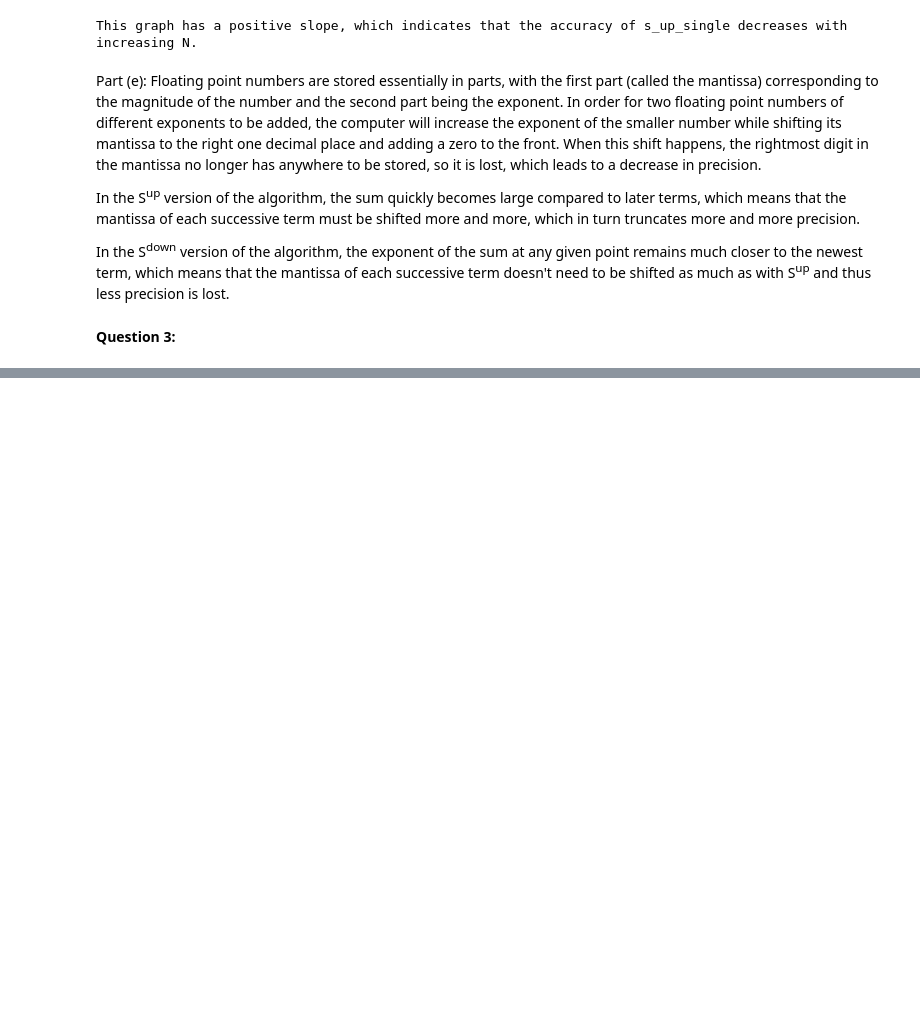
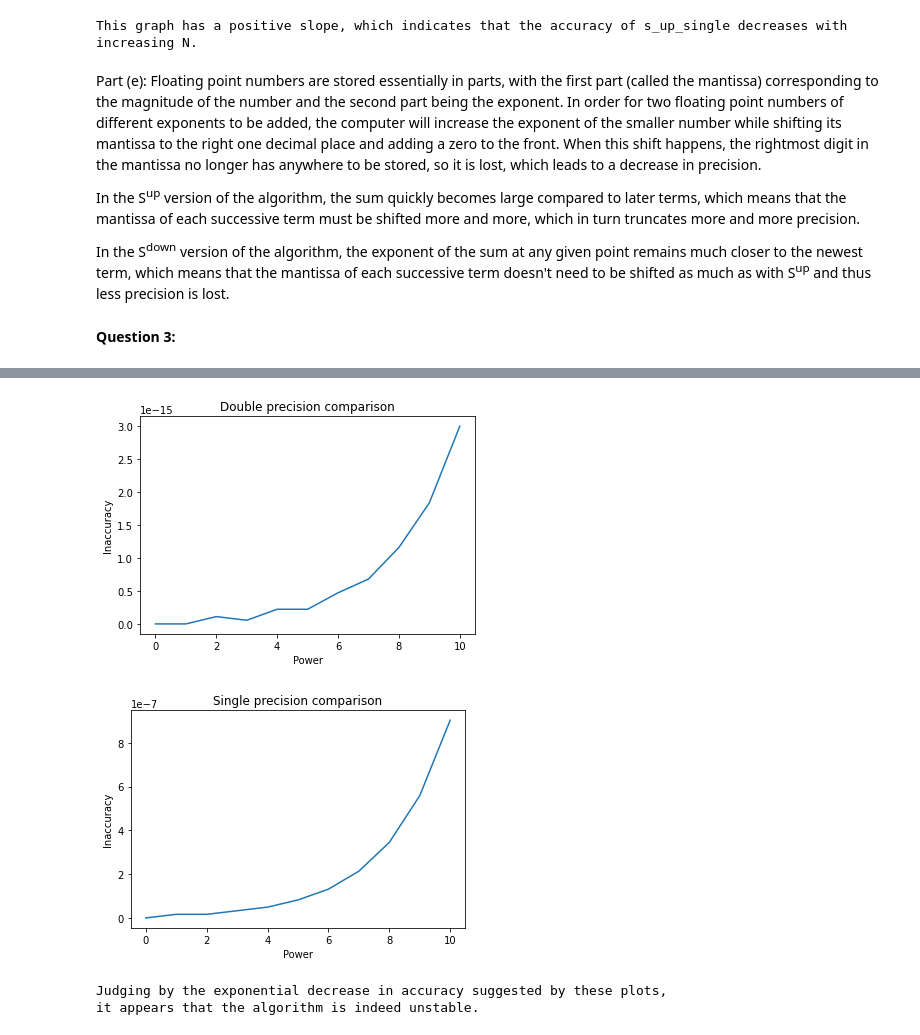
Before and after one commit to JSheare/Computational-Physics, a Jupyter notebook: Exercise Set 1.ipynb, the cells around one changed output, grey strips where cells are left out. Cells and saved outputs as stored; diff of their text form; code cells hidden in the pictures; blank space fills up the shorter version.

```diff
--- a/Exercise Set 1.ipynb
+++ b/Exercise Set 1.ipynb
@@ -160,3 +160,19 @@ In the S<sup>up</sup> version of the algorithm, the sum quickly becomes large co
 In the S<sup>down</sup> version of the algorithm, the exponent of the sum at any given point remains much closer to the newest term, which means that the mantissa of each successive term doesn't need to be shifted as much as with S<sup>up</sup> and thus less precision is lost.
 # %% [markdown]
 **Question 3:**
+# %%
+# Part (a):
+print('Part (a):')
+N = 10
+golden_mean = (np.sqrt(5) - 1) / 2
+previous_power = 1
+a_means = np.array([])
+for i in range(N + 1):
+    if i == 0:
+        current_power = 1
+    else:
+        current_power = golden_mean * previous_power
+    print(f'For n = {i}:')
+    print(current_power)
+    a_means = np.append(a_means, current_power)
+    previous_power = current_power
@@ -162,0 +206,51 @@ In the S<sup>down</sup> version of the algorithm, the exponent of the sum at any
+# %%
+# Part (c):
+def g_mean_powers(N, precision):
+    double = True if precision == 'double' else False
+    previous = 1
+    later = 0
+    if double:
+        current = (np.sqrt(5) - 1) / 2
+    else:
+        current = (np.float32(np.sqrt(5)) - np.float32(1)) / np.float32(2)
+
+    golden_mean_powers = np.array([previous, current])
+    for i in range(N + 1):
+        print(f'For n = {i}:')
+        if i == 0:
+            print(previous)
+        else:
+            print(current)
+            later = previous - current if double else np.float32(previous - current)
+            golden_mean_powers = np.append(golden_mean_powers, later)
+            previous = current
+            current = later
+
+    golden_mean_powers = np.delete(golden_mean_powers, -1)
+    return golden_mean_powers
+
+print('Part (c):')
+print('Double precision:')
+double_means = g_mean_powers(N, 'double')
+print('\n')
+print('Single precision:')
+single_means = g_mean_powers(N, 'single')
+
+# Graph stuff:
+powers = np.arange(0, 11)
+
+plt.plot(powers, np.abs(a_means-double_means))
+plt.xlabel('Power')
+plt.ylabel('Inaccuracy')
+plt.title('Double precision comparison')
+plt.show()
+
+plt.plot(powers, np.abs(a_means-single_means))
+plt.xlabel('Power')
+plt.ylabel('Inaccuracy')
+plt.title('Single precision comparison')
+plt.show()
+
+print('''Judging by the exponential decrease in accuracy suggested by these plots,
+it appears that the algorithm is indeed unstable.''')
+# %% [output]
@@ -162,0 +274,4 @@ In the S<sup>down</sup> version of the algorithm, the exponent of the sum at any
+[figure, added]
+[figure, added]
+Judging by the exponential decrease in accuracy suggested by these plots,
+it appears that the algorithm is indeed unstable.
```
Also changed, not shown: parts of 5 cells of this notebook.
